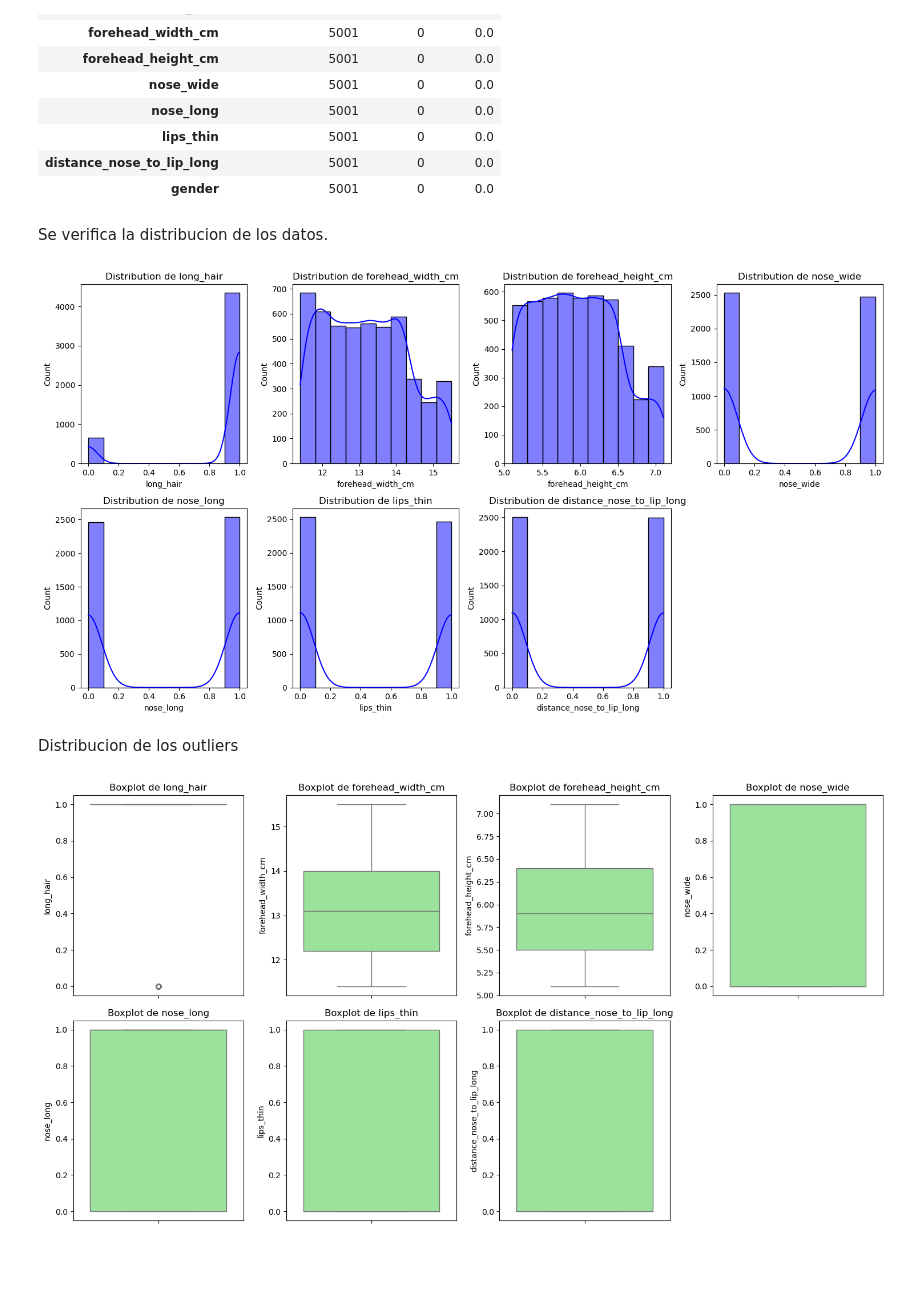
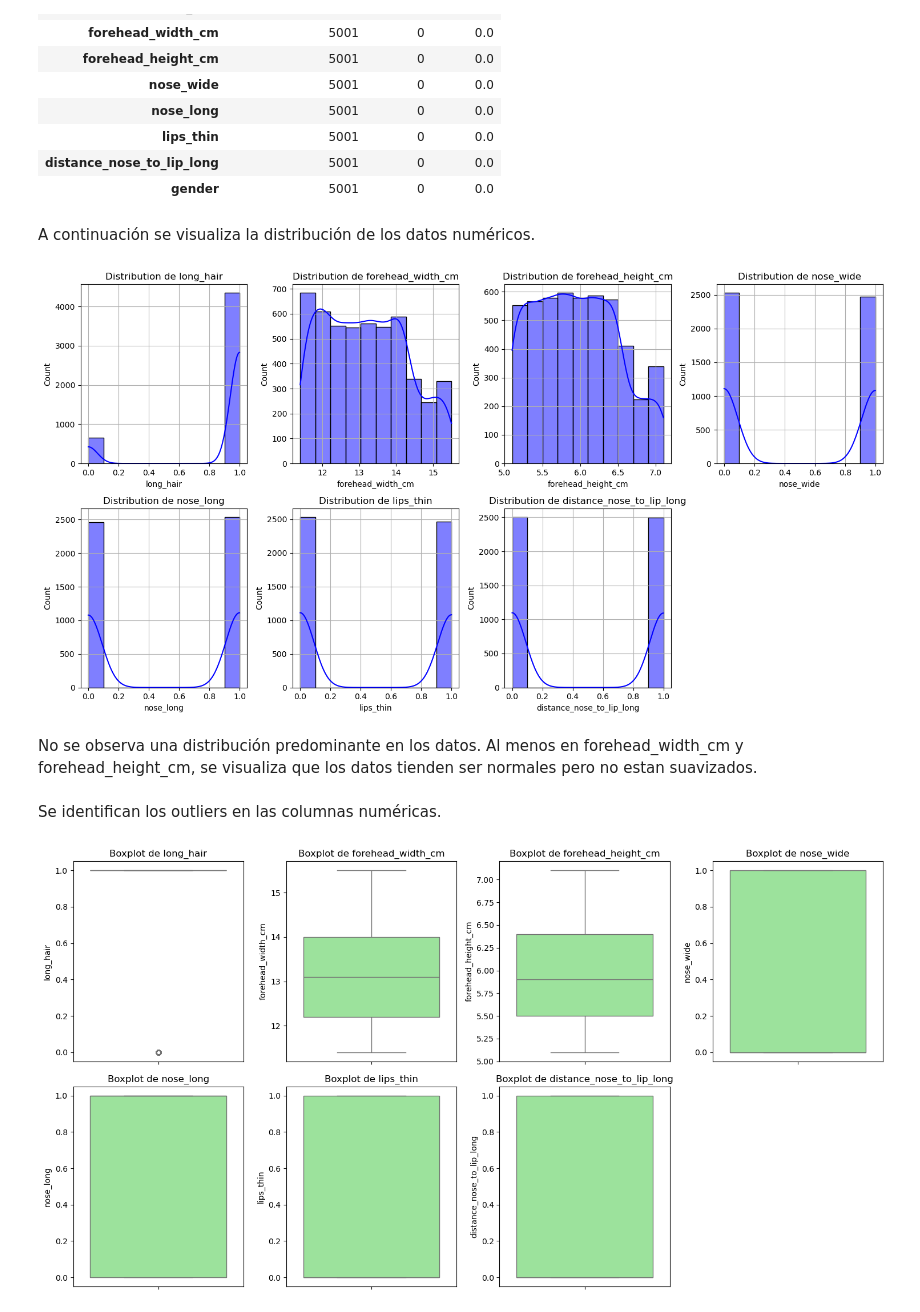
Before and after one commit to arasolfer/multiple_analysis, a Jupyter notebook: gender_prediction/gender_classification.ipynb, the cells around one changed output. Saved outputs shown, nothing was run; the diff lists cells and outputs as text; code cells hidden in the pictures; blank space fills up the shorter version.

```diff
--- a/gender_prediction/gender_classification.ipynb
+++ b/gender_prediction/gender_classification.ipynb
@@ -130,29 +130,32 @@ na.sort_values(by='Na en %',ascending=False)
 | distance_nose_to_lip_long | 5001 | 0 | 0.0 |
 | gender | 5001 | 0 | 0.0 |
 # %% [markdown]
-Se verifica la distribucion de los datos.
+A continuación se visualiza la distribución de los datos numéricos.
 # %%
 # numericas
 numerical_columns = df.select_dtypes(include=['int64', 'float64']).columns
 
 # numero de columnas y filas
 cols = 4
 filas = (len(numerical_columns) // cols) + (len(numerical_columns) % cols > 0)
 
 # distribucion de los datos
 plt.figure(figsize=(15, 8))
 for i, col in enumerate(numerical_columns, 1):
     # ajusta segun la cantidad de columnas
     plt.subplot(filas, cols, i)
     sns.histplot(df[col], kde=True, color="blue", bins=10)
     plt.title(f"Distribution de {col}")
     plt.tight_layout()
+    plt.grid()
 
 plt.show()
 # %% [output]
-[figure, old version]
+[figure, new version]
-# %% [markdown]
-Distribucion de los outliers
+# %% [markdown]
+No se observa una distribución predominante en los datos. Al menos en forehead_width_cm y forehead_height_cm, se visualiza que los datos tienden ser normales pero no estan suavizados.
+# %% [markdown]
+Se identifican los outliers en las columnas numéricas.
 # %%
 # numericas
 numerical_columns = df.select_dtypes(include=['int64', 'float64']).columns
```
Also changed, not shown: parts of 23 cells of this notebook.
